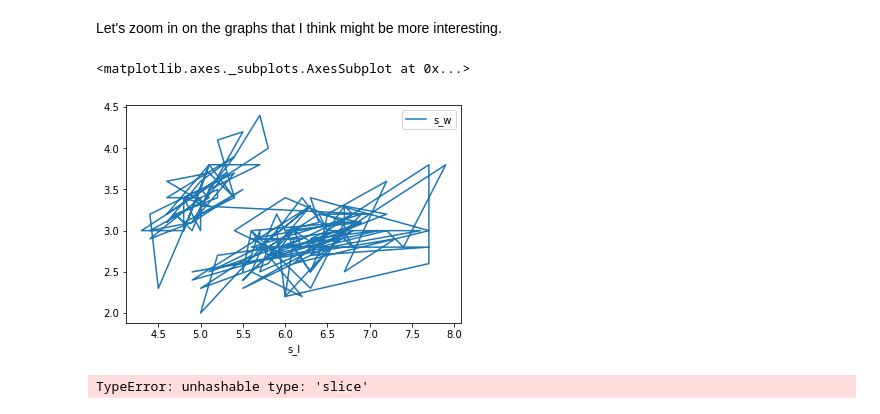
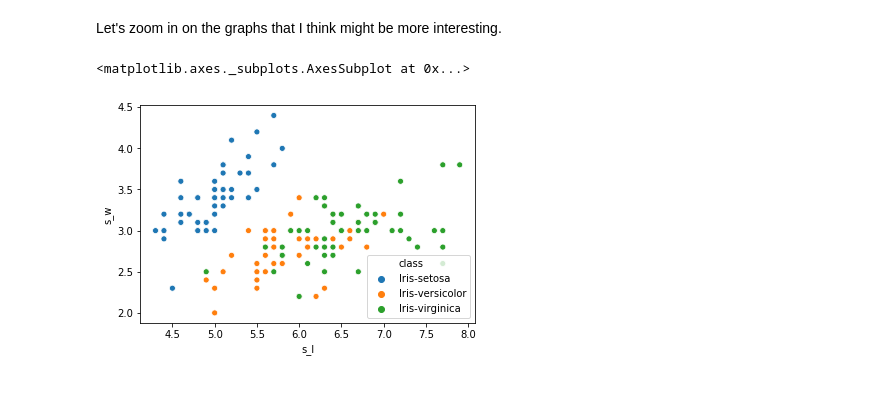
Before and after one commit to chriscross00/ml_py, a Jupyter notebook: iris.ipynb, the cells around one changed output. Drawn from its saved outputs; the diff is of its cells as text; code cells hidden in the pictures.

```diff
--- a/iris.ipynb
+++ b/iris.ipynb
@@ -58,12 +60,8 @@ sns.pairplot(df, hue='class')
 [figure]
 # %% [markdown]
 Let's zoom in on the graphs that I think might be more interesting.
-# %%
-df.plot('s_l', 's_w')
-# %% [output]
-<matplotlib.axes._subplots.AxesSubplot at 0x...>
-[figure, removed]
-# %%
-plt.scatter(df[:,0], df[:,1])
-# %% [output]
-TypeError: unhashable type: 'slice'
+# %%
+sns.scatterplot('s_l', 's_w', data=df, hue='class')
+# %% [output]
+<matplotlib.axes._subplots.AxesSubplot at 0x...>
+[figure, added]
```
Also changed, not shown: parts of 10 cells of this notebook, 1 other file.
